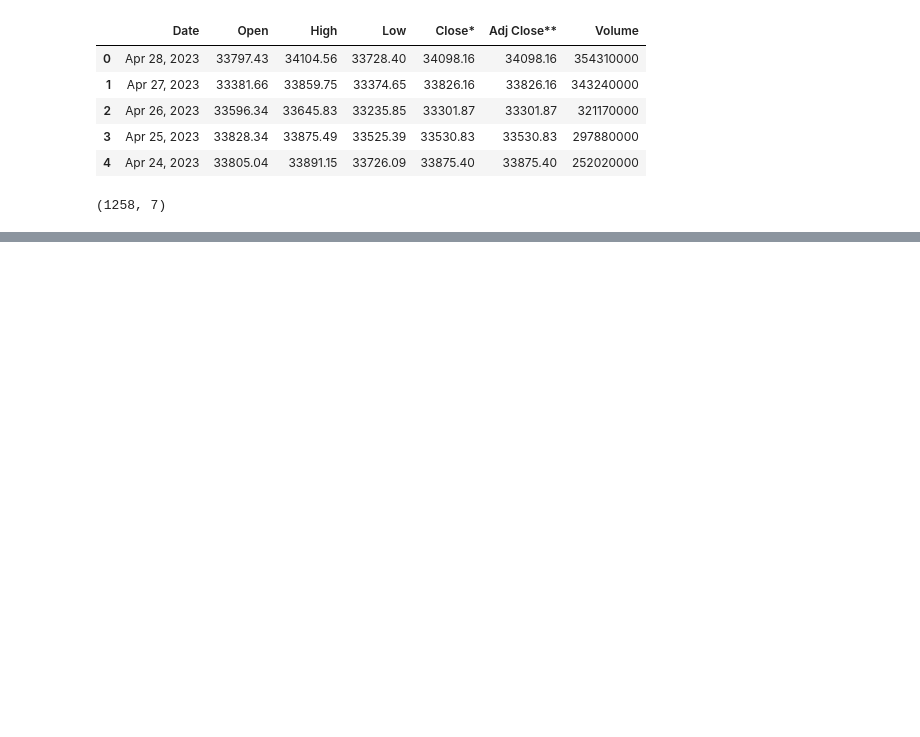
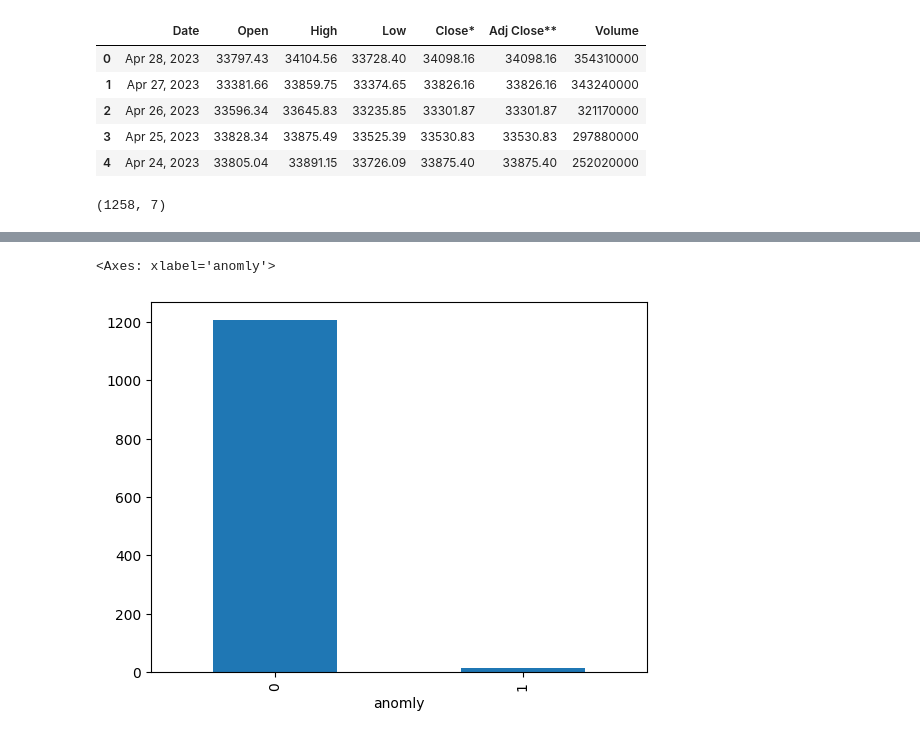
Before and after one commit to Haseeb1511/Developer_hub-internship--part-2, a Jupyter notebook: Financial Time-Series Anomaly Detection/financial_time_series_anomaly_detection.ipynb, the cells around one changed output, grey strips where cells are left out. Drawn from its saved outputs; the diff is of its cells as text; code cells hidden in the pictures; blank space fills up the shorter version.

Commit message:
model-trained-isolation-forest

```diff
--- a/Financial Time-Series Anomaly Detection/financial_time_series_anomaly_detection.ipynb
+++ b/Financial Time-Series Anomaly Detection/financial_time_series_anomaly_detection.ipynb
@@ -40,0 +122,7 @@ data.shape
+# %%
+bb = ta.volatility.BollingerBands(data["close"],window=20,window_dev=2)
+
+data["bb_high"] = bb.bollinger_hband()   # Bollinger Low band
+data["bb_low"] = bb.bollinger_lband()   # Bollinger high Band
+
+data.dropna(inplace=True)
@@ -40,0 +141,7 @@ data.shape
+# %%
+features = ["close","sma","ema","rsi","bb_high","bb_low"]
+model = IsolationForest(contamination=0.01,random_state=42,n_estimators=80)
+# %%
+data["anomly"] = model.fit_predict(data[features])  #  Isolation Forest returns -1 and 1 as output by default
+# %%
+data["anomly"] = data["anomly"].map({1:0,-1:1})  # where 1 means anomly
@@ -40,0 +158,5 @@ data.shape
+# %%
+data["anomly"].value_counts().plot(kind="bar")   # where 1 mean anomly
+# %% [output]
+<Axes: xlabel='anomly'>
+[figure, added]
```
Also changed, not shown: parts of 17 cells of this notebook, 1 other file.
